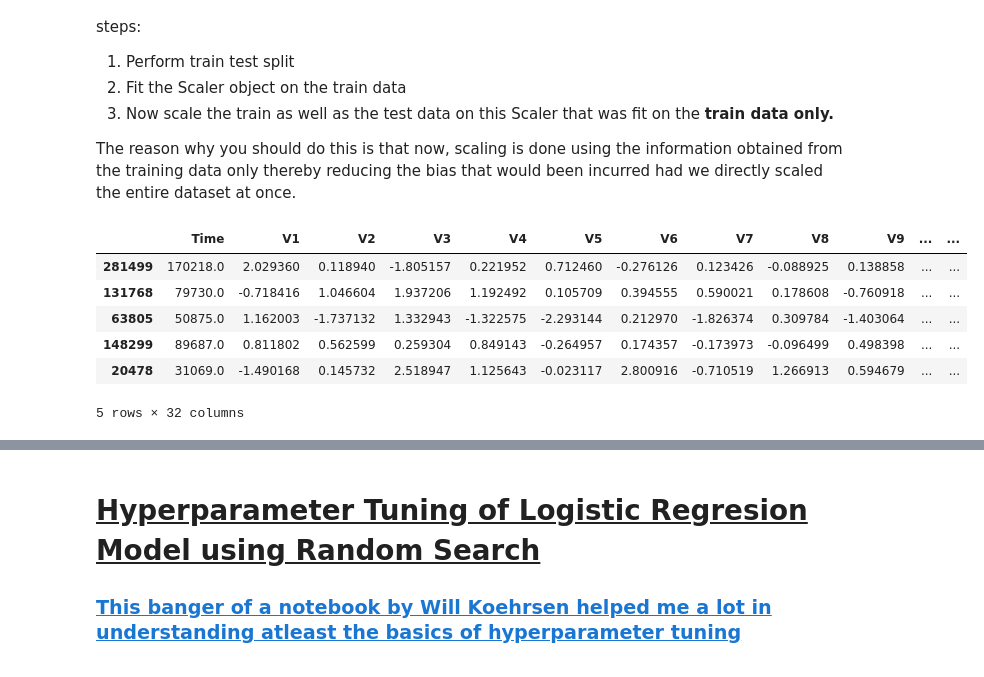
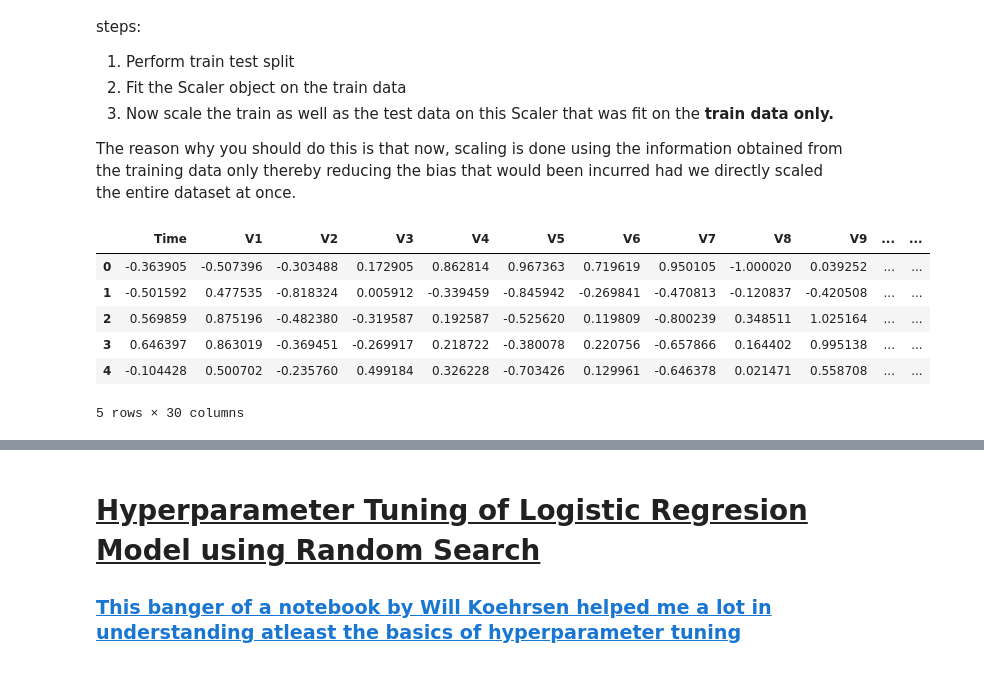
Before and after one commit to james-jasvin/Credit-Card-Fraud-Detection, a Jupyter notebook: Credit Card Fraud Detection.ipynb, the cells around one changed output, grey strips where cells are left out. Cells and saved outputs as stored; diff of their text form; code cells hidden in the pictures.

```diff
--- a/Credit Card Fraud Detection.ipynb
+++ b/Credit Card Fraud Detection.ipynb
@@ -32,7 +32,7 @@ import seaborn as sns
 
 %matplotlib inline
 # %%
-data = pd.read_csv('Credit Card Fraud Dataset/creditcard.csv')
+data = pd.read_csv('creditcard.csv')
 # %%
 data.head()
 # %% [output]
@@ -153,22 +153,28 @@ The reason why you should do this is that now, scaling is done using the informa
 # %%
 from sklearn.preprocessing import RobustScaler
 
 # Using RobustScaler as it is less prone to outliers
+'''
 rob_scaler_time = RobustScaler().fit(X_train['Time'].values.reshape(-1, 1))
 X_train['Scaled_Time'] = rob_scaler_time.transform(X_train['Time'].values.reshape(-1, 1))
 X_test['Scaled_Time'] = rob_scaler_time.transform(X_test['Time'].values.reshape(-1, 1))
 
 rob_scaler_amount = RobustScaler().fit(X_train['Amount'].values.reshape(-1, 1))
 X_train['Scaled_Amount'] = rob_scaler_amount.transform(X_train['Amount'].values.reshape(-1, 1))
 X_test['Scaled_Amount'] = rob_scaler_amount.transform(X_test['Amount'].values.reshape(-1, 1))
+'''
+
+rob_scaler = RobustScaler().fit(X_train)
+X_train = pd.DataFrame(rob_scaler.transform(X_train), columns=X.columns)
+X_test = pd.DataFrame(rob_scaler.transform(X_test), columns=X.columns)
 
 X_train.head()
 # %% [output]
 |  | Time | V1 | V2 | V3 | V4 | V5 | V6 | V7 | V8 | V9 | ... | ... |
-| 281499 | 170218.0 | 2.029360 | 0.118940 | -1.805157 | 0.221952 | 0.712460 | -0.276126 | 0.123426 | -0.088925 | 0.138858 | ... | ... |
-| 131768 | 79730.0 | -0.718416 | 1.046604 | 1.937206 | 1.192492 | 0.105709 | 0.394555 | 0.590021 | 0.178608 | -0.760918 | ... | ... |
-| 63805 | 50875.0 | 1.162003 | -1.737132 | 1.332943 | -1.322575 | -2.293144 | 0.212970 | -1.826374 | 0.309784 | -1.403064 | ... | ... |
-| 148299 | 89687.0 | 0.811802 | 0.562599 | 0.259304 | 0.849143 | -0.264957 | 0.174357 | -0.173973 | -0.096499 | 0.498398 | ... | ... |
-| 20478 | 31069.0 | -1.490168 | 0.145732 | 2.518947 | 1.125643 | -0.023117 | 2.800916 | -0.710519 | 1.266913 | 0.594679 | ... | ... |
+| 0 | -0.363905 | -0.507396 | -0.303488 | 0.172905 | 0.862814 | 0.967363 | 0.719619 | 0.950105 | -1.000020 | 0.039252 | ... | ... |
+| 1 | -0.501592 | 0.477535 | -0.818324 | 0.005912 | -0.339459 | -0.845942 | -0.269841 | -0.470813 | -0.120837 | -0.420508 | ... | ... |
+| 2 | 0.569859 | 0.875196 | -0.482380 | -0.319587 | 0.192587 | -0.525620 | 0.119809 | -0.800239 | 0.348511 | 1.025164 | ... | ... |
+| 3 | 0.646397 | 0.863019 | -0.369451 | -0.269917 | 0.218722 | -0.380078 | 0.220756 | -0.657866 | 0.164402 | 0.995138 | ... | ... |
+| 4 | -0.104428 | 0.500702 | -0.235760 | 0.499184 | 0.326228 | -0.703426 | 0.129961 | -0.646378 | 0.021471 | 0.558708 | ... | ... |
-5 rows × 32 columns
+5 rows × 30 columns
 # %%
```
Also changed, not shown: parts of 19 cells of this notebook.
